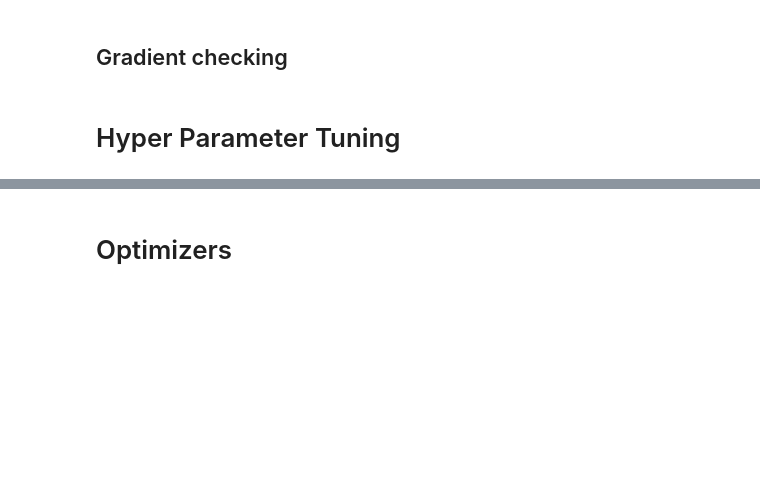
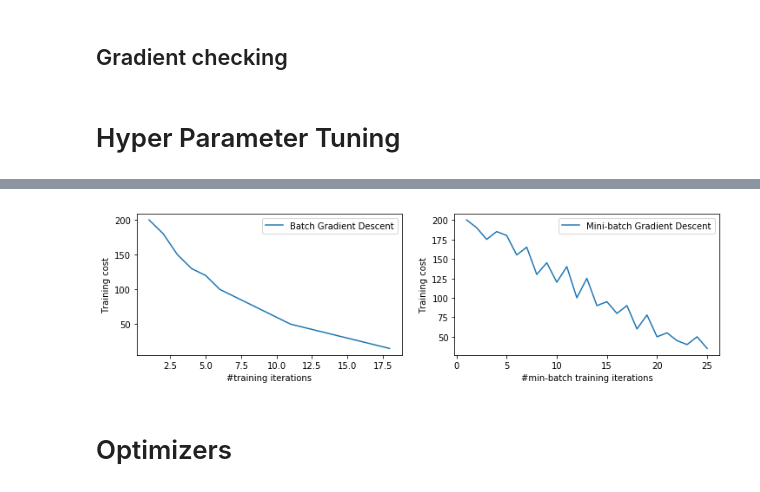
Before and after one commit to sirish-git/learning-git, a Jupyter notebook: ml_dl_learn/ml_dl_learn_tutorial.ipynb, the cells around one changed output, grey strips where cells are left out. Saved outputs shown, nothing was run; the diff lists cells and outputs as text; code cells hidden in the pictures; blank space fills up the shorter version.

Commit message:
mini-batch is updated

```diff
--- a/ml_dl_learn/ml_dl_learn_tutorial.ipynb
+++ b/ml_dl_learn/ml_dl_learn_tutorial.ipynb
@@ -619,3 +630,28 @@ plt.show()
+# %%
+# Typical training error plots of batch and min-batch gradient descent
+import matplotlib.pyplot as plt
+
+plt.figure(figsize=(12,3))
+
+plt.subplot(1,2,1)
+plt.xlabel('#training iterations')
+plt.ylabel('Training cost')
+x_index = [1, 2, 3, 4, 5, 6, 7, 8, 9, 10, 11, 12, 13, 14, 15, 16, 17, 18]
+train_error = [200, 180, 150, 130, 120, 100, 90, 80, 70, 60, 50, 45, 40, 35, 30, 25, 20, 15]
+plt.plot(x_index, train_error, label='Batch Gradient Descent')
+plt.legend()
+
+#sub plot
+plt.subplot(1,2,2)
+plt.xlabel('#min-batch training iterations')
+plt.ylabel('Training cost')
+x_index = [1, 2, 3, 4, 5, 6, 7, 8, 9, 10, 11, 12, 13, 14, 15, 16, 17, 18, 19, 20, 21, 22, 23, 24, 25]
+validation_error = [200, 190, 175, 185, 180, 155, 165, 130, 145, 120, 140, 100, 125, 90, 95, 80, 90, 60, 78, 50, 55, 45, 40, 50, 35]
+plt.plot(x_index, validation_error, label='Mini-batch Gradient Descent')
+plt.legend()
+plt.show()
+# %% [output]
+[figure, added]
 # %% [markdown]
 # Optimizers
 # %% [markdown]
```
Also changed, not shown: parts of 3 cells of this notebook.
